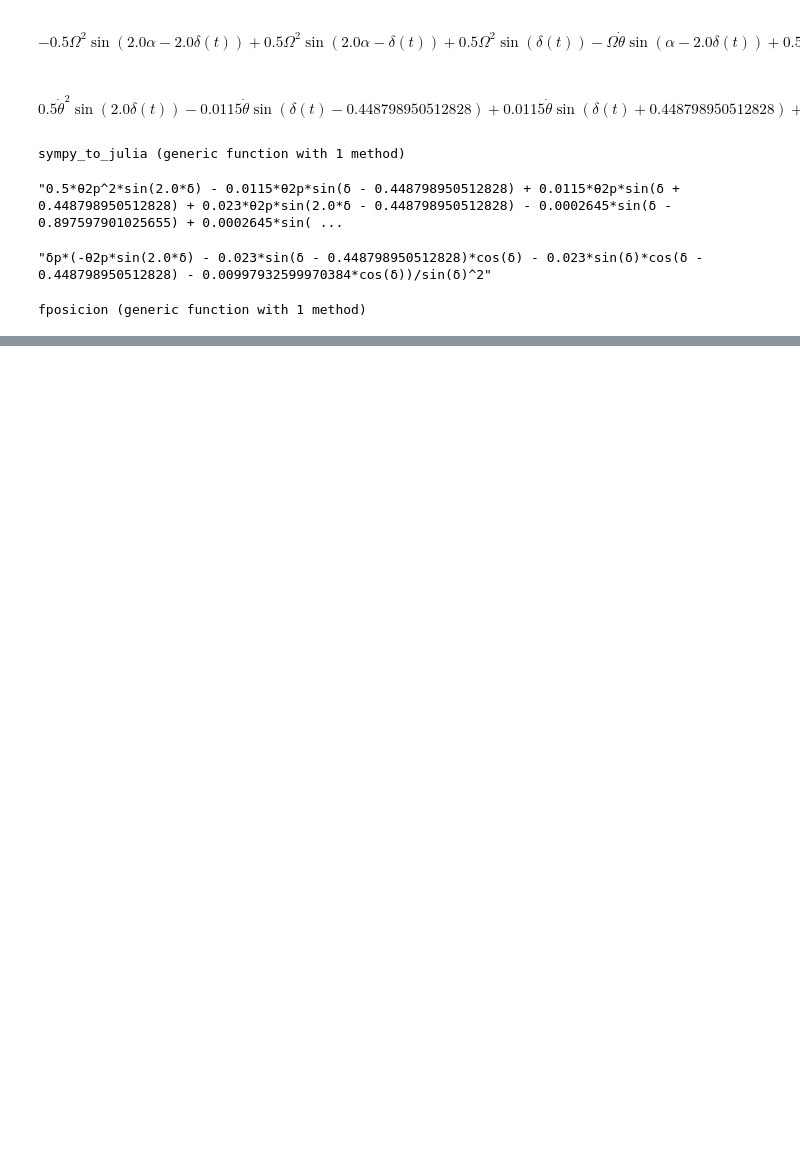
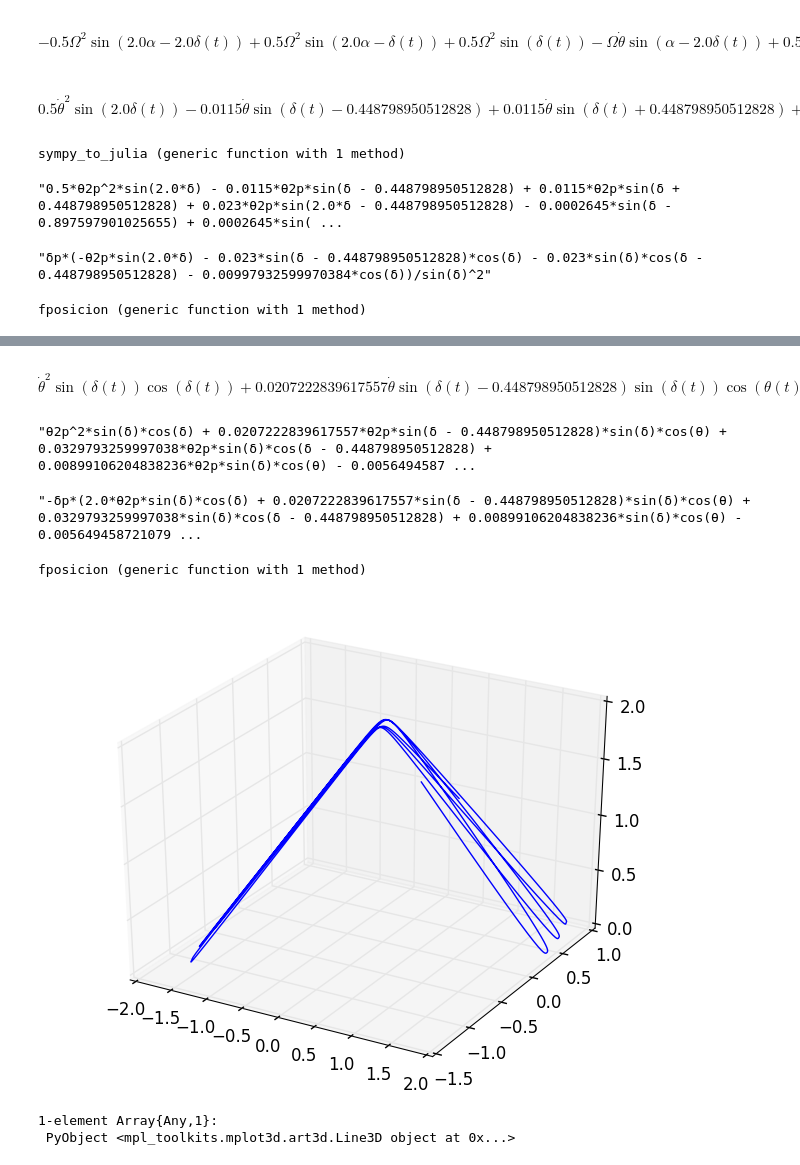
Before and after one commit to GX-Calva-Garcia/Proyecto-Final, a Jupyter notebook: pendulo.ipynb, the cells around one changed output, grey strips where cells are left out. Drawn from its saved outputs; the diff is of its cells as text; code cells hidden in the pictures; blank space fills up the shorter version.

```diff
--- a/pendulo.ipynb
+++ b/pendulo.ipynb
@@ -586,0 +626,37 @@ plot3D(x_s,y_s,z_s)
+# %%
+funcion_pruebaθ2 = asignar_valores(solθ3,0.023,10,2,pi/7);
+funcion_pruebaδ2 = asignar_valores(solδ2,0.023,10,2,pi/7)
+# %% [output]
+$$\dot{\theta}^{2} \sin{\left (\delta{\left (t \right )} \right )} \cos{\left (\delta{\left (t \right )} \right )} + 0.0207222839617557 \dot{\theta} \sin{\left (\delta{\left (t \right )} - 0.448798950512828 \right )} \sin{\left (\delta{\left (t \right )} \right )} \cos{\left (\theta{\left (t \right )} \right )} + 0.0329793259997038 \dot{\theta} \sin{\left (\delta{\left (t \right )} \right )} \cos{\left (\delta{\left (t \right )} - 0.448798950512828 \right )} + 0.00899106204838236 \dot{\theta} \sin{\left (\delta{\left (t \right )} \right )} \cos{\left (\theta{\left (t \right )} \right )} - 0.0056494587210793 \dot{\theta} \cos{\left (\delta{\left (t \right )} \right )} \cos^{2}{\left (\theta{\left (t \right )} \right )} + 0.00997932599970384 \dot{\theta} \cos{\left (\delta{\left (t \right )} \right )} + 0.0056494587210793 \dot{\theta} \cos^{2}{\left (\theta{\left (t \right )} \right )} - 0.00997932599970384 \dot{\theta} + 0.000459048995986376 \sin{\left (\delta{\left (t \right )} - 0.448798950512828 \right )} \sin{\left (\delta{\left (t \right )} \right )} + 0.000529 \sin{\left (\delta{\left (t \right )} \right )} \cos{\left (\delta{\left (t \right )} \right )} - 5 \sin{\left (\delta{\left (t \right )} \right )} + 0.000229524497993188 \cos{\left (\delta{\left (t \right )} - 0.448798950512828 \right )} - 0.000206794427112794$$
+# %%
+sympy_to_julia(funcion_pruebaδ2)
+# %% [output]
+"θ2p^2*sin(δ)*cos(δ) + 0.0207222839617557*θ2p*sin(δ - 0.448798950512828)*sin(δ)*cos(θ) + 0.0329793259997038*θ2p*sin(δ)*cos(δ - 0.448798950512828) + 0.00899106204838236*θ2p*sin(δ)*cos(θ) - 0.0056494587 ...
+# %%
+sympy_to_julia(funcion_pruebaθ2)
+# %% [output]
+"-δp*(2.0*θ2p*sin(δ)*cos(δ) + 0.0207222839617557*sin(δ - 0.448798950512828)*sin(δ)*cos(θ) + 0.0329793259997038*sin(δ)*cos(δ - 0.448798950512828) + 0.00899106204838236*sin(δ)*cos(θ) - 0.005649458721079 ...
+# %%
+fδ2(δp,θ2p,δ,θ) =
+θ2p^2*sin(δ)*cos(δ) + 0.0207222839617557*θ2p*sin(δ - 0.448798950512828)*sin(δ)*cos(θ) + 0.0329793259997038*θ2p*sin(δ)*cos(δ - 0.448798950512828) + 0.00899106204838236*θ2p*sin(δ)*cos(θ) - 0.0056494587210793*θ2p*cos(δ)*cos(θ)^2 + 0.00997932599970384*θ2p*cos(δ) + 0.0056494587210793*θ2p*cos(θ)^2 - 0.00997932599970384*θ2p + 0.000459048995986376*sin(δ - 0.448798950512828)*sin(δ) + 0.000529*sin(δ)*cos(δ) - 5*sin(δ) + 0.000229524497993188*cos(δ - 0.448798950512828) - 0.000206794427112794
+fθ3(δp,θ2p,δ,θ) =
+-δp*(2.0*θ2p*sin(δ)*cos(δ) + 0.0207222839617557*sin(δ - 0.448798950512828)*sin(δ)*cos(θ) + 0.0329793259997038*sin(δ)*cos(δ - 0.448798950512828) + 0.00899106204838236*sin(δ)*cos(θ) - 0.0056494587210793*cos(δ)*cos(θ)^2 + 0.00997932599970384*cos(δ) + 0.0056494587210793*cos(θ)^2 - 0.00997932599970384)/sin(δ)^2
+f2deriv(r0,v,t) = [fδ2(v[1],v[2],r0[1],r0[2]),fθ3(v[1],v[2],r0[1],r0[2]) ]
+fposicion(r0,v,t)=v
+# %% [output]
+fposicion (generic function with 1 method)
+# %%
+t_polar2,pos_polar2,vel_polar2=euler_cromer([pi/12,0.0],[3.0,2.0],0.0,10.0,1e-4,fposicion,f2deriv);
+# %%
+δs2=pos_polar2[:,1];
+θs2 = pos_polar2[:,2];
+# %%
+x_s2 = 2* sin(δs2) .* cos(θs2);
+y_s2 = 2* sin(δs2) .* sin(θs2);
+z_s2 = 2-(2* sin(δs2));
+# %%
+plot3D(x_s2,y_s2,z_s2)
+# %% [output]
+[figure, added]
+1-element Array{Any,1}:
+ PyObject <mpl_toolkits.mplot3d.art3d.Line3D object at 0x...>
```
Also changed, not shown: parts of 12 cells of this notebook.
